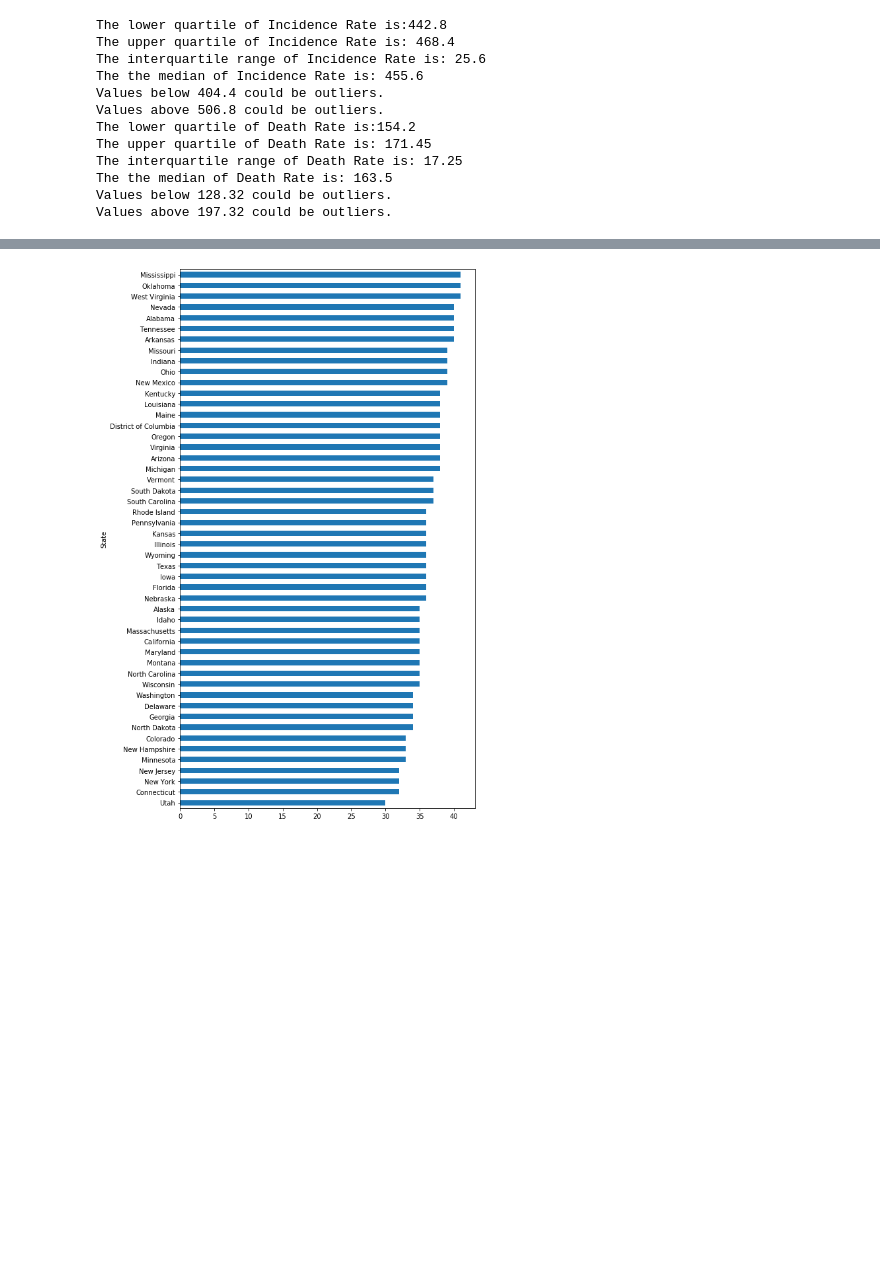
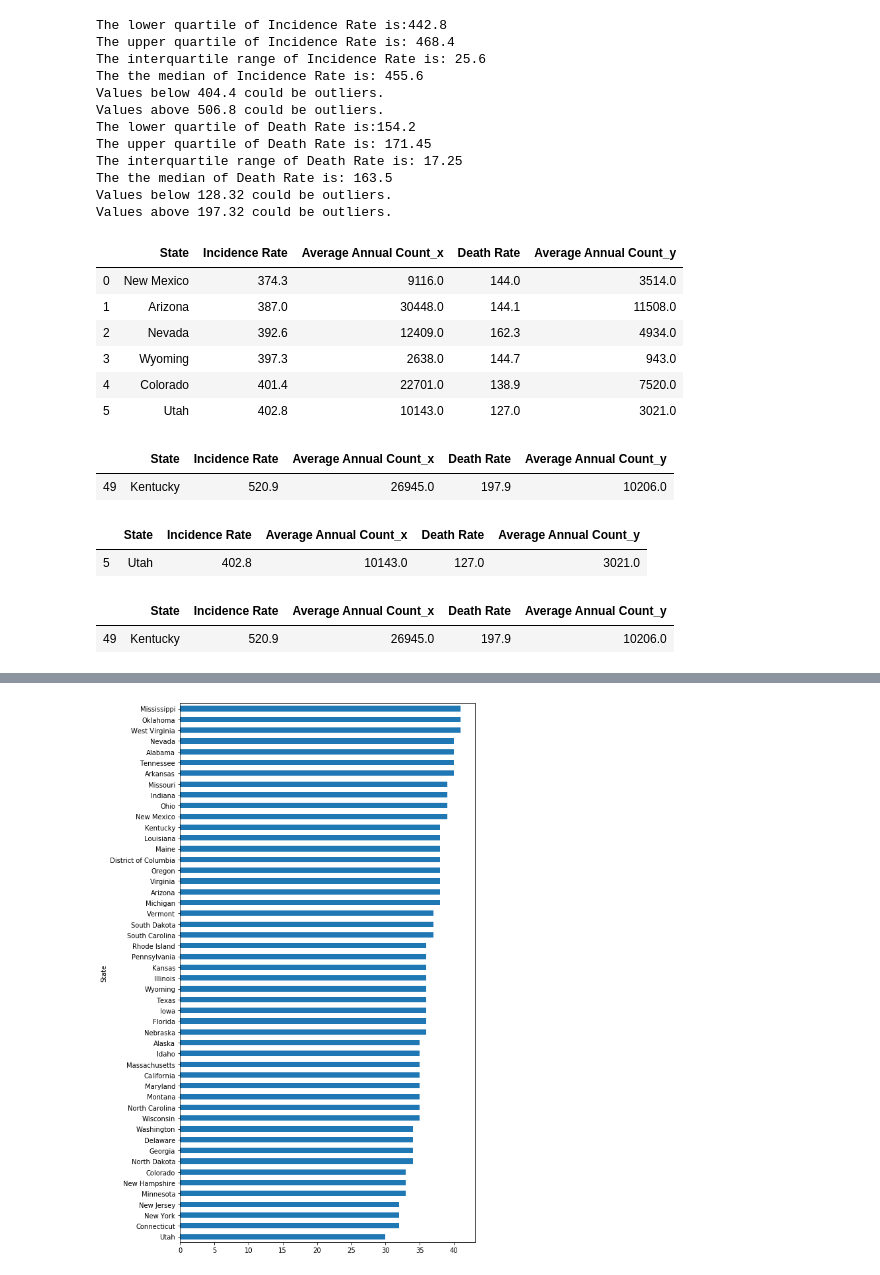
Before and after one commit to settinge/Cancer-and-Nonbiological-Variables, a Jupyter notebook: Analysis_cancer.ipynb, the cells around one changed output, grey strips where cells are left out. Cells and saved outputs as stored; diff of their text form; code cells hidden in the pictures; blank space fills up the shorter version.

```diff
--- a/Analysis_cancer.ipynb
+++ b/Analysis_cancer.ipynb
@@ -68,6 +69,39 @@ The interquartile range of Death Rate is: 17.25
 The the median of Death Rate is: 163.5
 Values below 128.32 could be outliers.
 Values above 197.32 could be outliers.
+# %%
+#Low Outliers for Incidence rate
+low_outliers= final_combined_cancer_data.loc[final_combined_cancer_data['Incidence Rate']<=404]
+low_outliers
+# %% [output]
+|  | State | Incidence Rate | Average Annual Count_x | Death Rate | Average Annual Count_y |
+| 0 | New Mexico | 374.3 | 9116.0 | 144.0 | 3514.0 |
+| 1 | Arizona | 387.0 | 30448.0 | 144.1 | 11508.0 |
+| 2 | Nevada | 392.6 | 12409.0 | 162.3 | 4934.0 |
+| 3 | Wyoming | 397.3 | 2638.0 | 144.7 | 943.0 |
+| 4 | Colorado | 401.4 | 22701.0 | 138.9 | 7520.0 |
+| 5 | Utah | 402.8 | 10143.0 | 127.0 | 3021.0 |
+# %%
+#High Outliers for Incidence rate
+high_outliers= final_combined_cancer_data.loc[final_combined_cancer_data['Incidence Rate']>=506 ]
+high_outliers
+# %% [output]
+|  | State | Incidence Rate | Average Annual Count_x | Death Rate | Average Annual Count_y |
+| 49 | Kentucky | 520.9 | 26945.0 | 197.9 | 10206.0 |
+# %%
+#Low Outliers for Death rate
+low_outliers= final_combined_cancer_data.loc[final_combined_cancer_data['Death Rate']<=128 ]
+low_outliers
+# %% [output]
+|  | State | Incidence Rate | Average Annual Count_x | Death Rate | Average Annual Count_y |
+| 5 | Utah | 402.8 | 10143.0 | 127.0 | 3021.0 |
+# %%
+#High Outliers for Incidence rate
+high_outliers= final_combined_cancer_data.loc[final_combined_cancer_data['Death Rate']>=197 ]
+high_outliers
+# %% [output]
+|  | State | Incidence Rate | Average Annual Count_x | Death Rate | Average Annual Count_y |
+| 49 | Kentucky | 520.9 | 26945.0 | 197.9 | 10206.0 |
 # %%
 marker_outliers=dict(markerfacecolor='red',markersize=10)
 Incidence_Rate = final_combined_cancer_data['Incidence Rate']
```
Also changed, not shown: parts of 3 cells of this notebook.
